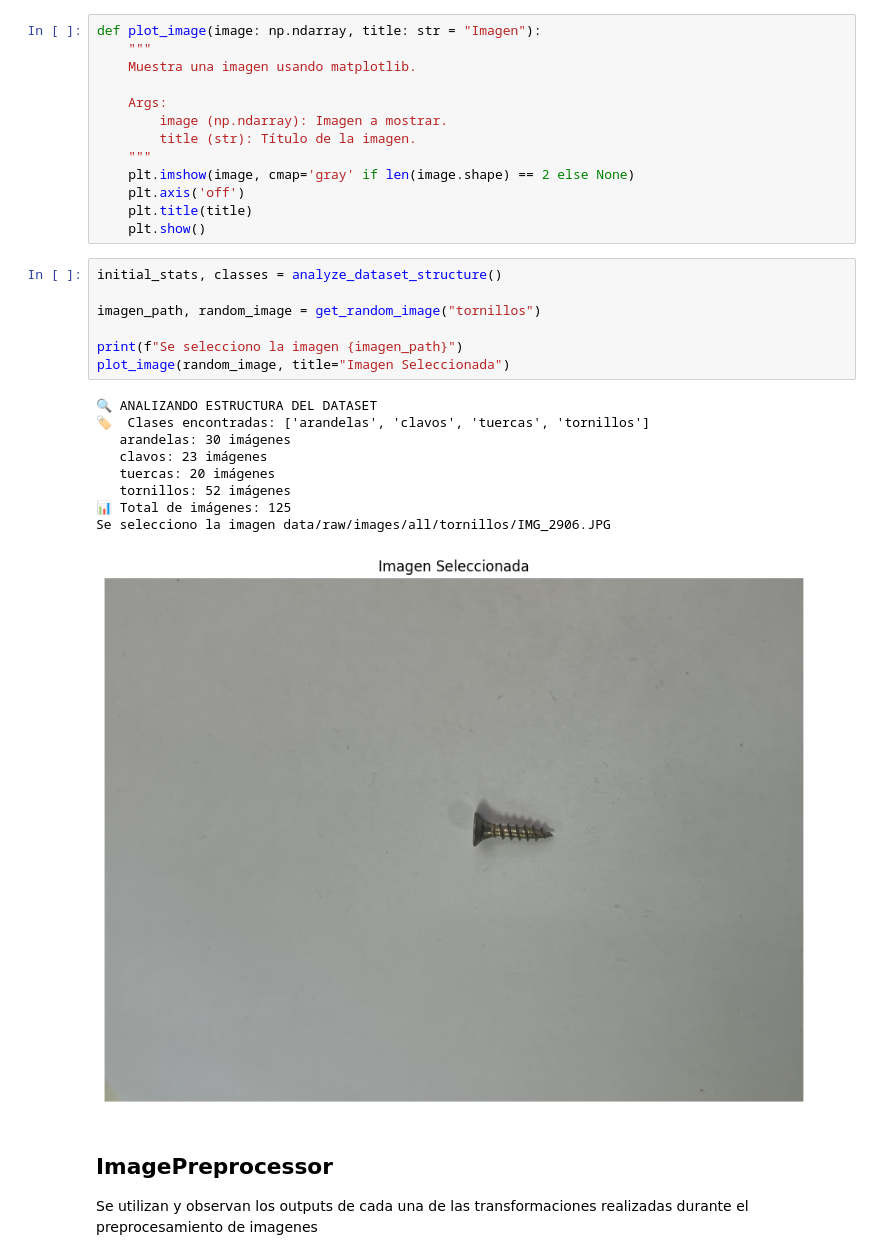
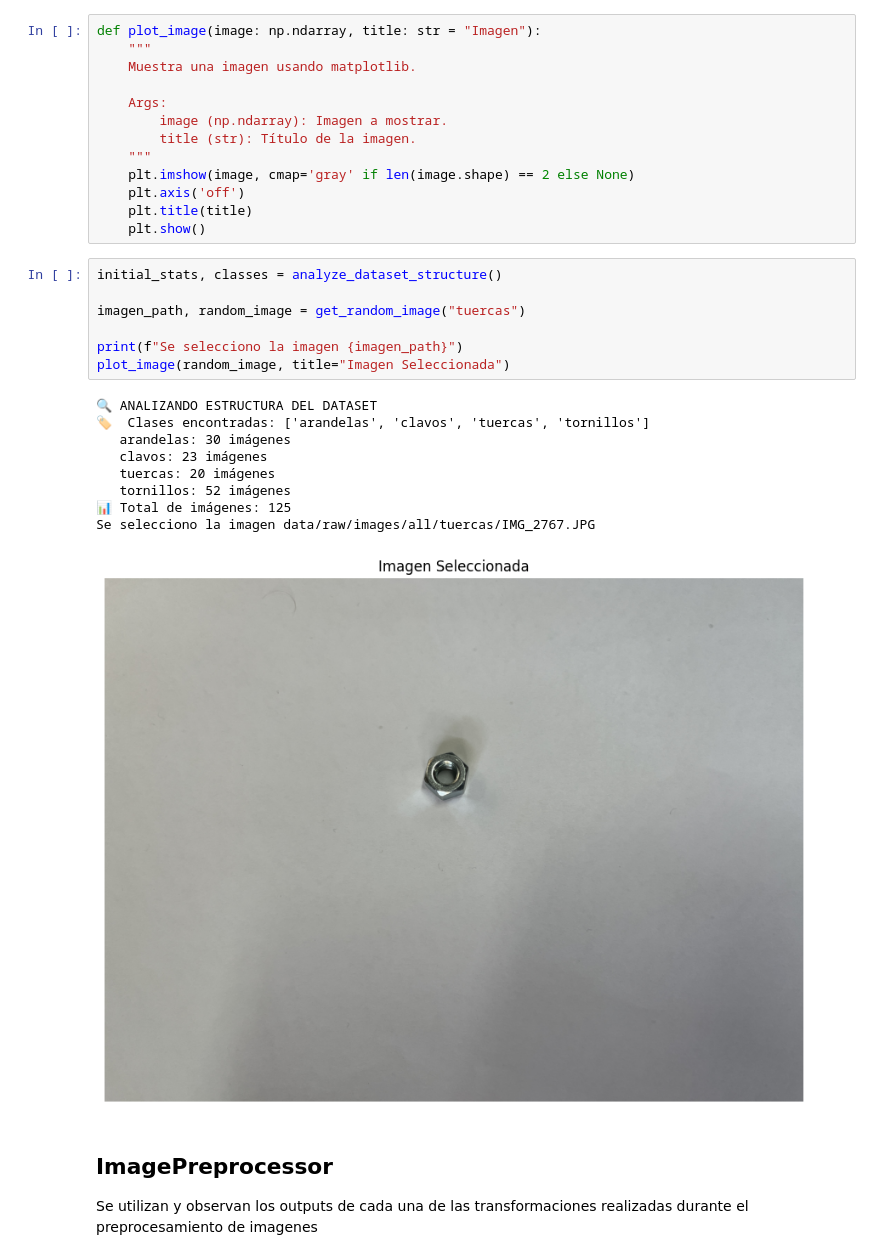
Before and after one commit to germanricco/trabajo-final-IA1, a Jupyter notebook: Pruebas.ipynb, the cells around one changed output. Drawn from its saved outputs; the diff is of its cells as text.

```diff
--- a/Pruebas.ipynb
+++ b/Pruebas.ipynb
@@ -131,20 +131,20 @@ def plot_image(image: np.ndarray, title: str = "Imagen"):
 # %%
 initial_stats, classes = analyze_dataset_structure()
 
-imagen_path, random_image = get_random_image("tornillos")
+imagen_path, random_image = get_random_image("tuercas")
 
 print(f"Se selecciono la imagen {imagen_path}")
 plot_image(random_image, title="Imagen Seleccionada")
 # %% [output]
 🔍 ANALIZANDO ESTRUCTURA DEL DATASET
 🏷️  Clases encontradas: ['arandelas', 'clavos', 'tuercas', 'tornillos']
    arandelas: 30 imágenes
    clavos: 23 imágenes
    tuercas: 20 imágenes
    tornillos: 52 imágenes
 📊 Total de imágenes: 125
-Se selecciono la imagen data/raw/images/all/tornillos/IMG_2906.JPG
+Se selecciono la imagen data/raw/images/all/tuercas/IMG_2767.JPG
-[figure, old version]
+[figure, new version]
 # %% [markdown]
 ## ImagePreprocessor
 
```
Also changed, not shown: parts of 5 cells of this notebook, 2 other files.
